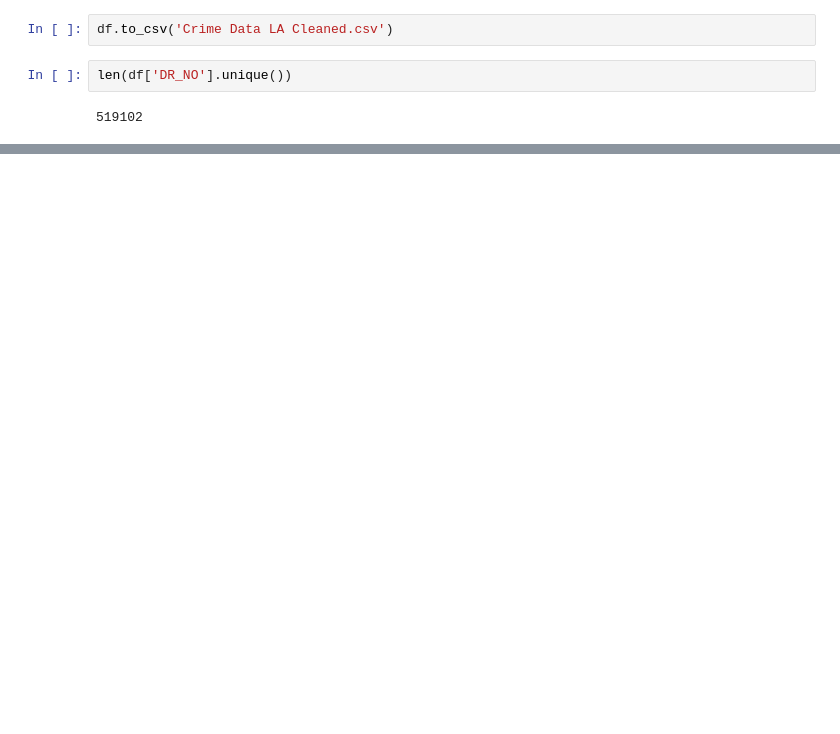
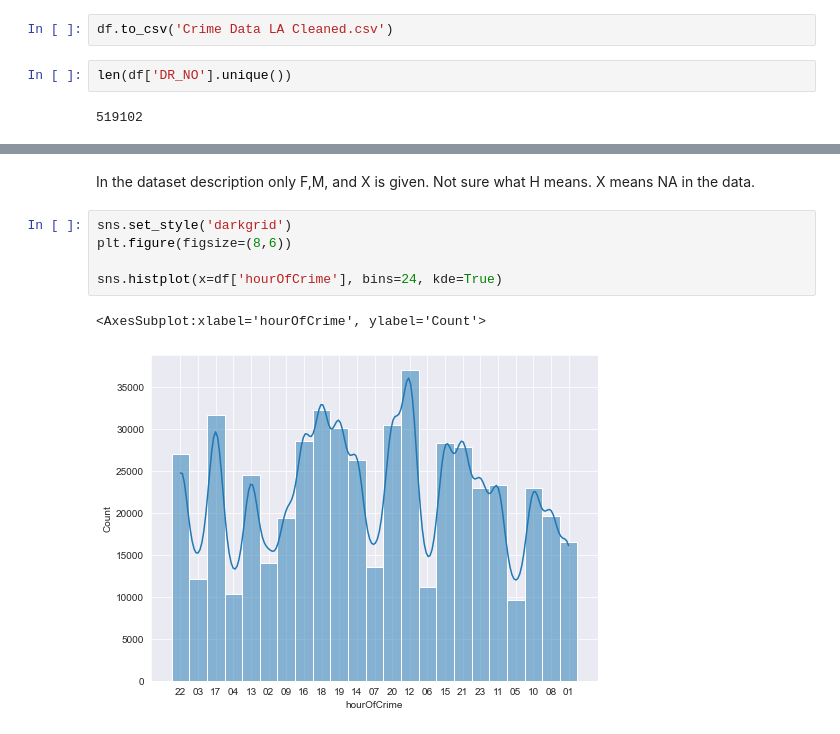
Before and after one commit to RohithOfRivia/Crime-in-LA, a Jupyter notebook: LA DV.ipynb, the cells around one changed output, grey strips where cells are left out. Cells and saved outputs as stored; diff of their text form; blank space fills up the shorter version.

```diff
--- a/LA DV.ipynb
+++ b/LA DV.ipynb
@@ -608,0 +652,10 @@ len(df['DR_NO'].unique())
+# %% [markdown]
+In the dataset description only F,M, and X is given. Not sure what H means. X means NA in the data.
+# %%
+sns.set_style('darkgrid')
+plt.figure(figsize=(8,6))
+
+sns.histplot(x=df['hourOfCrime'], bins=24, kde=True)
+# %% [output]
+<AxesSubplot:xlabel='hourOfCrime', ylabel='Count'>
+[figure, added]
```
Also changed, not shown: parts of 7 cells of this notebook.
